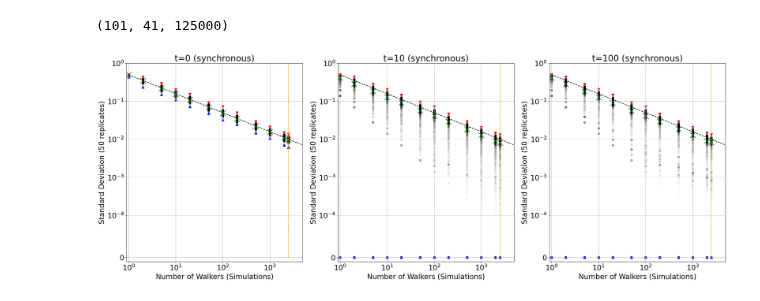
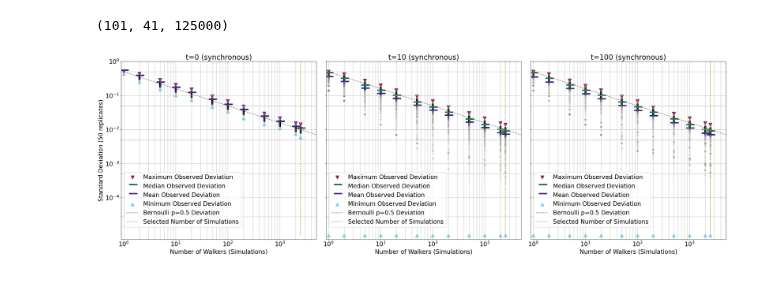
Before and after one commit to kyuhyongpark/cubewalkers-analysis, a Jupyter notebook: convergence_of_averages.ipynb, the cells around one changed output. Saved outputs shown, nothing was run; the diff lists cells and outputs as text; code cells hidden in the pictures.

Commit message:
changes to plot layout

```diff
--- a/convergence_of_averages.ipynb
+++ b/convergence_of_averages.ipynb
@@ -16,7 +16,7 @@ if IMPORT_RULES_FROM_FILES:
     sync_models = {}
     for fname in listdir(cc_models_dir):
         with open(cc_models_dir+fname) as rulefile:
-            name = fname.strip('.txt')
+            name = fname.replace('.txt','')
             rules = rulefile.read()
             sync_models[name]=cw.Model(rules)
 else:
@@ -82,54 +82,68 @@ w_vals = [1,2,5,10,20,50,100,200,500,1000,2000,2500]
 t_vals = [0,10,100]
 
 pts = {}
+p0s = {}
 for tf in t_vals:
     pts[tf] = []
+    p0s[tf] = cp.mean(model.trajectories[tf,:,:]).get()
     for w in w_vals:
         for model in sync_models.values():
             stds = cp.std(cp.array([cp.mean(model.trajectories[tf,:,i*w:(i*w+w)],axis=1) for i in range(50)]),axis=0)
             arr = [(w,v) for v in stds.get()]
             pts[tf]+=arr
 # %%
-from statistics import median
+from statistics import median, mean
+from math import sqrt
 
-
-fig,ax = plt.subplots(1,3,figsize=(30,10))
+fig,ax = plt.subplots(1,3,figsize=(30,10),sharey=True)
 fig.set_facecolor('white')
 
+first = True
 for ind,tf in enumerate(t_vals):
     x,y = zip(*pts[tf])
     ax[ind].scatter(x,y,c='k',alpha=0.005)
 
     ymax=[]
     ymin=[]
     ymed=[]
+    yavg=[]
     for w in w_vals:
         yw = [p[1] for p in pts[tf] if p[0] == w]
         ymax.append(max(yw))
         ymin.append(min(yw))
         ymed.append(median(yw))
+        yavg.append(mean(yw))
+    # '#88CCEE', '#44AA99', '#117733', '#332288', '#DDCC77', '#999933','#CC6677', '#882255', '#AA4499', '#DDDDDD'
+    ax[ind].scatter(w_vals,ymax,c='#882255',marker='v',s=150,label='Maximum Observed Deviation')
+    ax[ind].scatter(w_vals,ymed,c='#117733',marker='$-$',s=1000,label='Median Observed Deviation')
+    ax[ind].scatter(w_vals,yavg,c='#332288',marker='$-$',s=1000,label='Mean Observed Deviation')
+    ax[ind].scatter(w_vals,ymin,c='#88CCEE',marker='^',s=150,label='Minimum Observed Deviation')
 
-    ax[ind].scatter(w_vals,ymax,c='r',marker='v',s=50)
-    ax[ind].scatter(w_vals,ymed,c='g',marker='x',s=250)
-    ax[ind].scatter(w_vals,ymin,c='b',marker='^',s=50)
+    ax[ind].plot([1,10000],[0.5,0.5/100],c='k',linestyle='dotted',label='Bernoulli p=0.5 Deviation')
 
-    ax[ind].plot([1,10000],[0.5,0.5/100],'k--')
-
-    ax[ind].set_xscale('symlog',linthresh=0.0001)
+    # ax[ind].set_xscale('symlog',linthresh=0.0001)
+    ax[ind].set_xscale('log')
     ax[ind].set_yscale('symlog',linthresh=0.0001)
+    #ax[ind].set_yscale('log')
     ax[ind].set_xlim((0.9,5000))
     ax[ind].set_ylim((-0.00001,1))
+    ax[ind].set_yticks([10**(-x) for x in range(5)],minor=False)
+    ax[ind].set_yticks([0.5*10**(-x) for x in range(5)],minor=True)
 
     ax[ind].set_xlabel('Number of Walkers (Simulations)')
-    ax[ind].set_ylabel('Standard Deviation (50 replicates)')
+    if first:
+        ax[ind].set_ylabel('Standard Deviation (50 replicates)')
     ax[ind].set_title(f't={tf} (synchronous)')
 
-    ax[ind].vlines(2500,0,1,linestyles='dashed',colors='orange')
+    ax[ind].vlines(2500,0,1,linestyles='dashed',colors='#999933',label='Selected Number of Simulations')
 
     ax[ind].grid('both','both')
+    ax[ind].legend(loc='lower left',bbox_to_anchor=(0.0,0.05))
+    first = False
 
+fig.tight_layout()
 plt.savefig('./figures/convergence.png')
 plt.savefig('./figures/convergence.pdf')
 plt.show()
 # %% [output]
-[figure, old version]
+[figure, new version]
```
Also changed, not shown: 2 other files.
